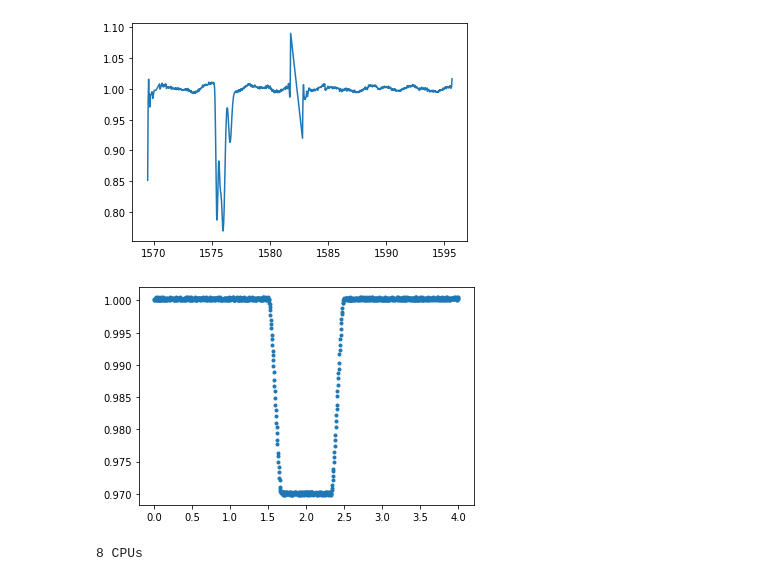
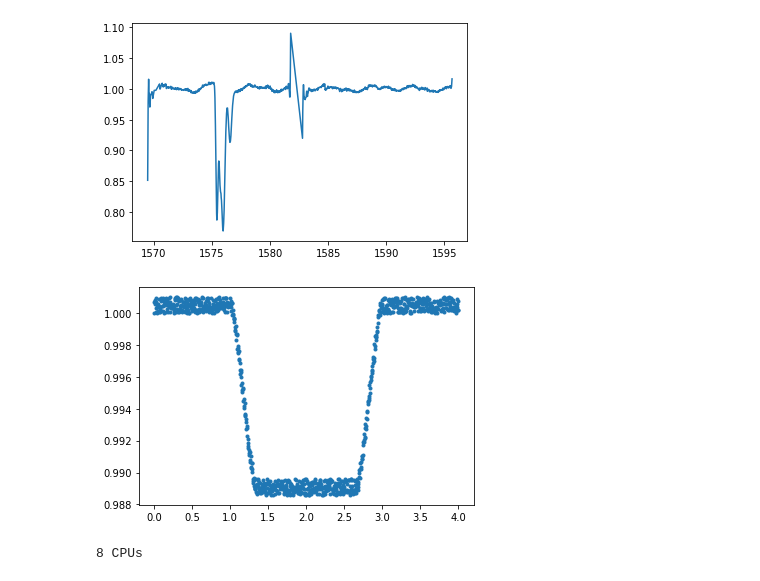
Before and after one commit to joshua-bromley/mcmcSampler, a Jupyter notebook: sampler.ipynb, the cells around one changed output. Saved outputs shown, nothing was run; the diff lists cells and outputs as text; code cells hidden in the pictures.

Commit message:
Saves generated transits to a file, sampler now reads transits from file

```diff
--- a/sampler.ipynb
+++ b/sampler.ipynb
@@ -134,7 +134,7 @@ def logProbability(theta, times, flux, fluxErr):
     #print(endTime - startTime)
     return (lp + ll)
 # %%
-def getData(filename):
+def getData(filename, filetype = "pkl"):
     """
     Reads the necessary data from the elanor pipeline TESS lightcurve pickle files
 
@@ -146,18 +146,22 @@ def getData(filename):
         flux (list) - list of normalized flux values
         err (list) - list of error for the flux values
     """
-    fp = open("./"+filename+".pkl","rb")
-    data = pickle.load(fp)##Unpickles the file
-    fp.close()
+    if filetype == "pkl":
+        fp = open("./"+filename+".pkl","rb")
+        data = pickle.load(fp)##Unpickles the file
+        fp.close()
 
-    q = data[11]==0 ##Get the locations of high quality data
-    times = data[6][q]##Take only high quality data
-    flux = data[9][q]
-    maxFlux = np.median(flux)
-    flux /= maxFlux ##Normalize flux
-    err = np.ones_like(flux)*np.nanstd(np.diff(flux))##Calculate error
-    err /= np.sqrt(2)
-    return times, flux, err
+        q = data[11]==0 ##Get the locations of high quality data
+        times = data[6][q]##Take only high quality data
+        flux = data[9][q]
+        maxFlux = np.median(flux)
+        flux /= maxFlux ##Normalize flux
+        err = np.ones_like(flux)*np.nanstd(np.diff(flux))##Calculate error
+        err /= np.sqrt(2)
+        return times, flux, err
+    if filetype == "txt":
+        times, flux,err = np.loadtxt(filename + '.txt', unpack = True)
+        return times, flux, err
 # %%
 times, flux, _ = getData("lcs/tesslc_400799224")
 fig = plt.subplot()
@@ -166,17 +170,14 @@ plt.show()
 # %% [output]
 [figure]
 # %%
-times = np.linspace(0,4,1000)
-flux = transitSim(10,10,50,1,times,2,0.8)
-fluxErr = 0.001*np.ones(1000)
-flux = flux + np.random.random(1000)*fluxErr
+times, flux, fluxErr = getData("lcs/a3b10v5o1", filetype = "txt")
 fig = plt.subplot()
 fig.plot(times, flux, ls = '', marker = '.')
 plt.show()
 
 ncpu = cpu_count()
 print("{0} CPUs".format(ncpu))
 # %% [output]
-[figure, old version]
+[figure, new version]
 8 CPUs
 # %%
```
Also changed, not shown: parts of 6 cells of this notebook, 1 other file.
